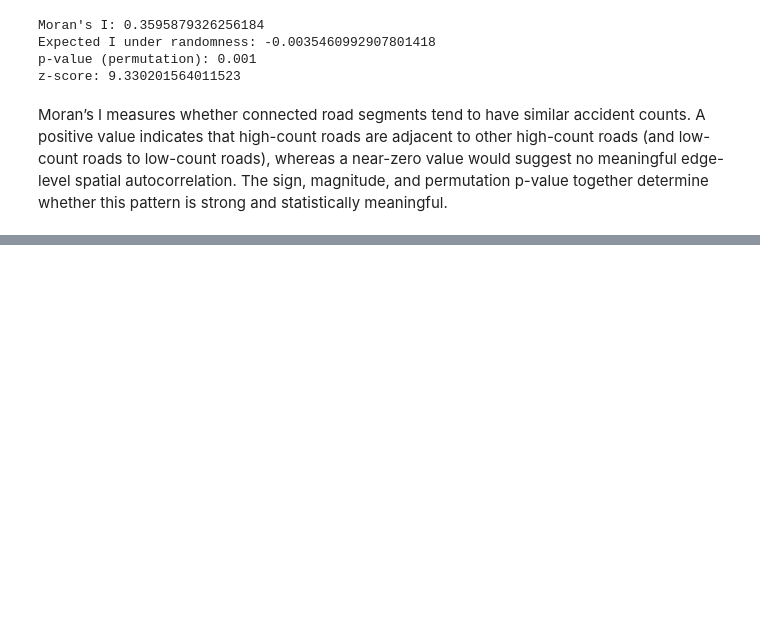
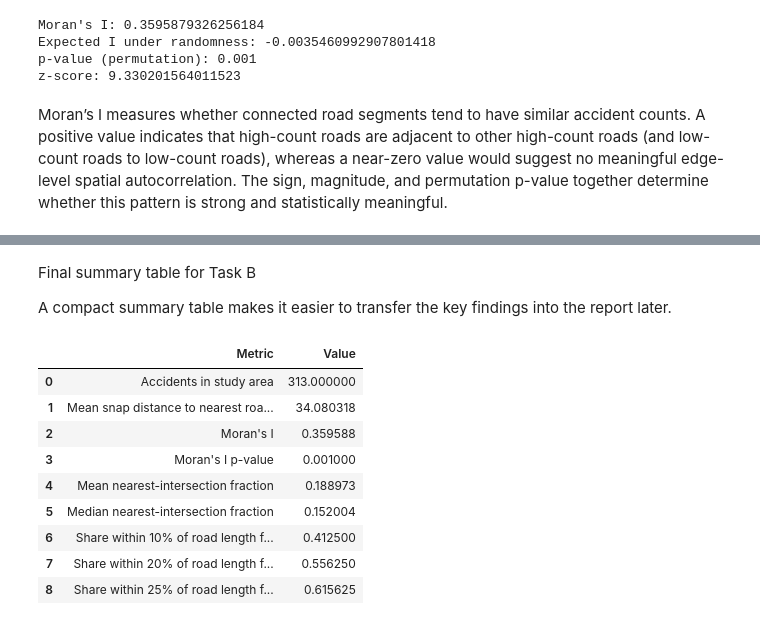
Before and after one commit to GOGO1601/network-data-analysis-cw, a Jupyter notebook: notebooks/part_2/taskB.ipynb, the cells around one changed output, grey strips where cells are left out. Drawn from its saved outputs; the diff is of its cells as text; code cells hidden in the pictures; blank space fills up the shorter version.

```diff
--- a/notebooks/part_2/taskB.ipynb
+++ b/notebooks/part_2/taskB.ipynb
@@ -362,0 +542,9 @@ Moran’s I measures whether connected road segments tend to have similar accide
+# %%
+# Proportions within selected thresholds
+prop_10 = (acc_snap_gdf["nearest_intersection_frac"] <= 0.10).mean()
+prop_20 = (acc_snap_gdf["nearest_intersection_frac"] <= 0.20).mean()
+prop_25 = (acc_snap_gdf["nearest_intersection_frac"] <= 0.25).mean()
+
+print("Proportion within 10% of segment length from nearest intersection:", prop_10)
+print("Proportion within 20% of segment length from nearest intersection:", prop_20)
+print("Proportion within 25% of segment length from nearest intersection:", prop_25)
@@ -362,0 +571,42 @@ Moran’s I measures whether connected road segments tend to have similar accide
+# %% [markdown]
+Final summary table for Task B
+
+A compact summary table makes it easier to transfer the key findings into the report later.
+# %%
+taskB_summary = pd.DataFrame({
+    "Metric": [
+        "Accidents in study area",
+        "Mean snap distance to nearest road (m)",
+        "Moran's I",
+        "Moran's I p-value",
+        "Mean nearest-intersection fraction",
+        "Median nearest-intersection fraction",
+        "Share within 10% of road length from nearest intersection",
+        "Share within 20% of road length from nearest intersection",
+        "Share within 25% of road length from nearest intersection"
+    ],
+    "Value": [
+        len(study_accidents),
+        acc_snap_gdf["snap_dist"].mean(),
+        moran.I,
+        moran.p_sim,
+        acc_snap_gdf["nearest_intersection_frac"].mean(),
+        acc_snap_gdf["nearest_intersection_frac"].median(),
+        prop_10,
+        prop_20,
+        prop_25
+    ]
+})
+
+taskB_summary
+# %% [output]
+|  | Metric | Value |
+| 0 | Accidents in study area | 313.000000 |
+| 1 | Mean snap distance to nearest roa... | 34.080318 |
+| 2 | Moran's I | 0.359588 |
+| 3 | Moran's I p-value | 0.001000 |
+| 4 | Mean nearest-intersection fraction | 0.188973 |
+| 5 | Median nearest-intersection fraction | 0.152004 |
+| 6 | Share within 10% of road length f... | 0.412500 |
+| 7 | Share within 20% of road length f... | 0.556250 |
+| 8 | Share within 25% of road length f... | 0.615625 |
```
Also changed, not shown: parts of 14 cells of this notebook.
